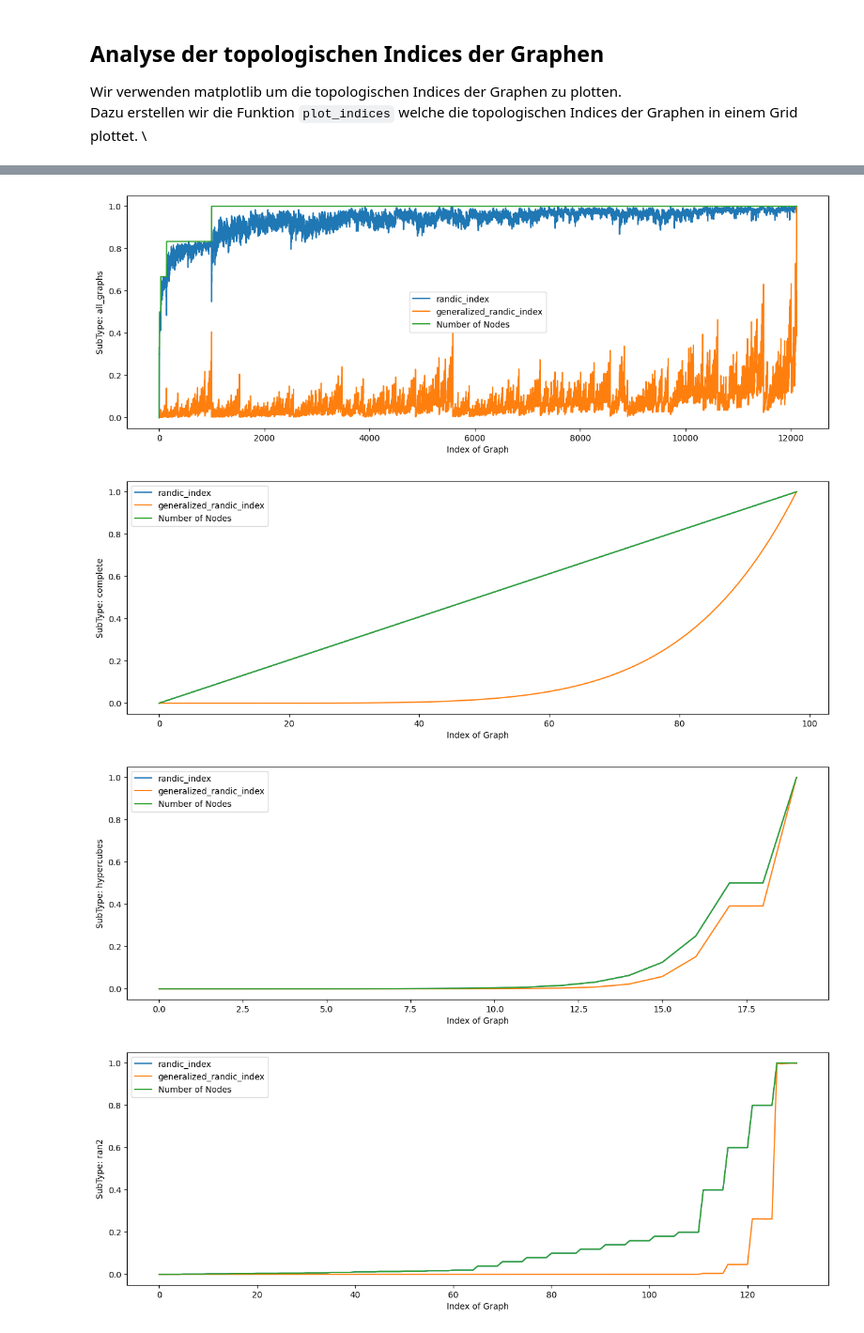
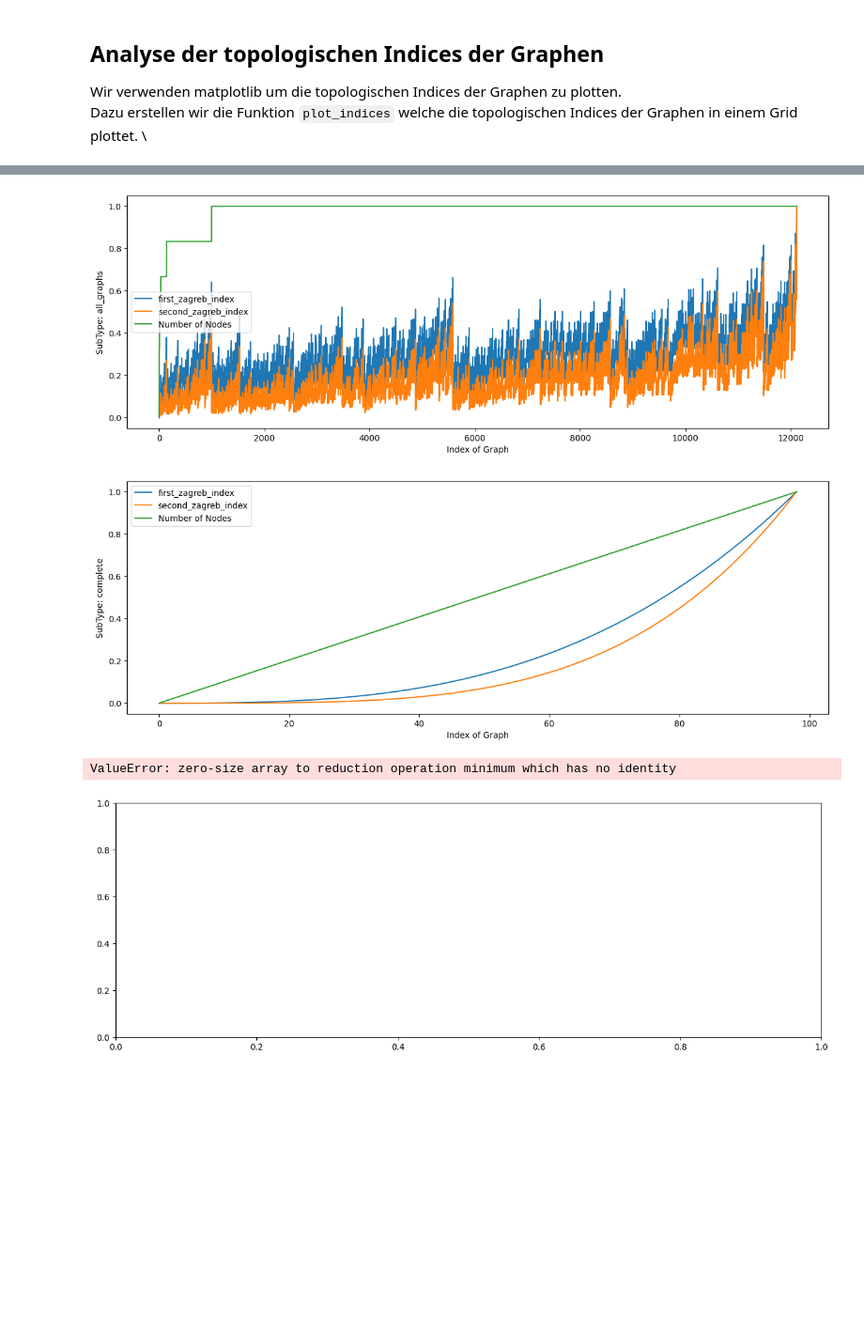
Before and after one commit to lucahost/bachelor-thesis, a Jupyter notebook: notebooks/10_data.ipynb, the cells around one changed output, grey strips where cells are left out. Shown at 94% size. Saved outputs shown, nothing was run; the diff lists cells and outputs as text; code cells hidden in the pictures; blank space fills up the shorter version.

Commit message:
update data and notebooks

```diff
--- a/notebooks/10_data.ipynb
+++ b/notebooks/10_data.ipynb
@@ -142,11 +146,11 @@ for (i, f) in enumerate(glob.glob("./data/complete/*.edgelist")):
     printProgressBar(i + 1, l, prefix = 'complete Progress:', suffix = 'Complete', length = 50)
 
 # Importiere Hypercubes
-l = len(glob.glob("./data/hypercubes/*.edgelist"))
-for (i, f) in enumerate(glob.glob("./data/hypercubes/*.edgelist")):
-    filename = Path(f).stem
-    dataSets["hypercubes"][filename] = nx.read_edgelist(f)
-    printProgressBar(i + 1, l, prefix = 'hypercubes Progress:', suffix = 'Complete', length = 50)
+# l = len(glob.glob("./data/hypercubes/*.edgelist"))
+# for (i, f) in enumerate(glob.glob("./data/hypercubes/*.edgelist")):
+#     filename = Path(f).stem
+#     dataSets["hypercubes"][filename] = nx.read_edgelist(f)
+#     printProgressBar(i + 1, l, prefix = 'hypercubes Progress:', suffix = 'Complete', length = 50)
 
 # Importiere ran2
 l = len(glob.glob("./data/ran2/*.edgelist"))
@@ -321,7 +322,7 @@ import grinpy as gp
 def get_topological_indices(G):
     ''' Create a dictionary with the topological indices of a graph G.'''
     topological_indices = {}
-    # topological_indices['wiener_index'] = gp.wiener_index(G)
+    topological_indices['wiener_index'] = gp.wiener_index(G)
     topological_indices['randic_index'] = gp.randic_index(G)
     topological_indices['generalized_randic_index'] = gp.generalized_randic_index(G, 2)
     topological_indices['harmonic_index'] = gp.harmonic_index(G)
@@ -332,12 +333,15 @@ def get_topological_indices(G):
 
     return topological_indices
 
-def topological_indices_all_graphs(dataSet):
+def topological_indices_all_graphs(dataSet, subtypes_to_skip = []):
     ''' Create a dictionary with the topological indices of all graphs in the dataset.'''
     topological_indices = {}
+
     for subType in dataSet:
 
-        #if subType == "all_graphs" or subType == "complete" or subType == "rantree":
+        if subType in subtypes_to_skip:
+            continue
+
         topological_indices[subType] = {}
         l = len(dataSet[subType])
         for (i, graph) in enumerate(dataSet[subType]):
@@ -345,7 +349,11 @@ def topological_indices_all_graphs(dataSet):
             printProgressBar(i + 1, l, prefix = f'{subType} Progress:', suffix = 'Complete', length = 50)
     return topological_indices
 
-topological_indices_all_graphs = topological_indices_all_graphs(dataSets)
+
+print("helloo world")
+subtypes_to_skip = ["hypercubes", "ran2", "ran10", "ranreg", "ransq"]
+
+topological_indices_all_graphs = topological_indices_all_graphs(dataSets, subtypes_to_skip)
 
 print("done")
 # %% [output]
@@ -439,35 +442,35 @@ def plot_lines_diagram(axes, dataSet, subtype, index_names, topological_indices)
     ''' Plot the randic index of all graphs in the dataset.'''
     subtype_x_index = []
     subtype_x_nodes = []
     subtype_y = {}
     for index_name in index_names:
         subtype_y[index_name] = []
     for (i, graph) in enumerate(dataSet):
         x = nx.number_of_nodes(dataSet[graph])
         subtype_x_index.append(i)
         subtype_x_nodes.append(x)
         for index_name in index_names:
             y = topological_indices[subtype][graph][index_name]
             subtype_y[index_name].append(y)
 
     for index_name in index_names:
         normalized_y = (subtype_y[index_name]-np.min(subtype_y[index_name]))/(np.max(subtype_y[index_name])-np.min(subtype_y[index_name]))
         axes.plot(subtype_x_index, normalized_y, label=f"{index_name}")
 
     normalized_number_of_nodes = (subtype_x_nodes-np.min(subtype_x_nodes))/(np.max(subtype_x_nodes)-np.min(subtype_x_nodes))
     axes.plot(subtype_x_index, normalized_number_of_nodes, label=f"Number of Nodes")
 
 
 for subtype in orderedDataSets:
     fig, axes = plt.subplots(1, figsize=(15, 5))
-    plot_lines_diagram(axes, orderedDataSets[subtype], subtype, ["randic_index", "generalized_randic_index"], topological_indices_all_graphs)
+    plot_lines_diagram(axes, orderedDataSets[subtype], subtype, ["first_zagreb_index", "second_zagreb_index"], topological_indices_all_graphs)
 
     plt.xlabel("Index of Graph")
     plt.ylabel(f"SubType: {subtype}")
     axes.legend()
     plt.show()
 # %% [output]
-[figure, old version]
+[figure, new version]
-[figure, old version]
+[figure, new version]
+ValueError: zero-size array to reduction operation minimum which has no identity
-[figure, old version]
+[figure, new version]
-[figure, removed]
```
Also changed, not shown: parts of 8 cells of this notebook, 7 other files.
